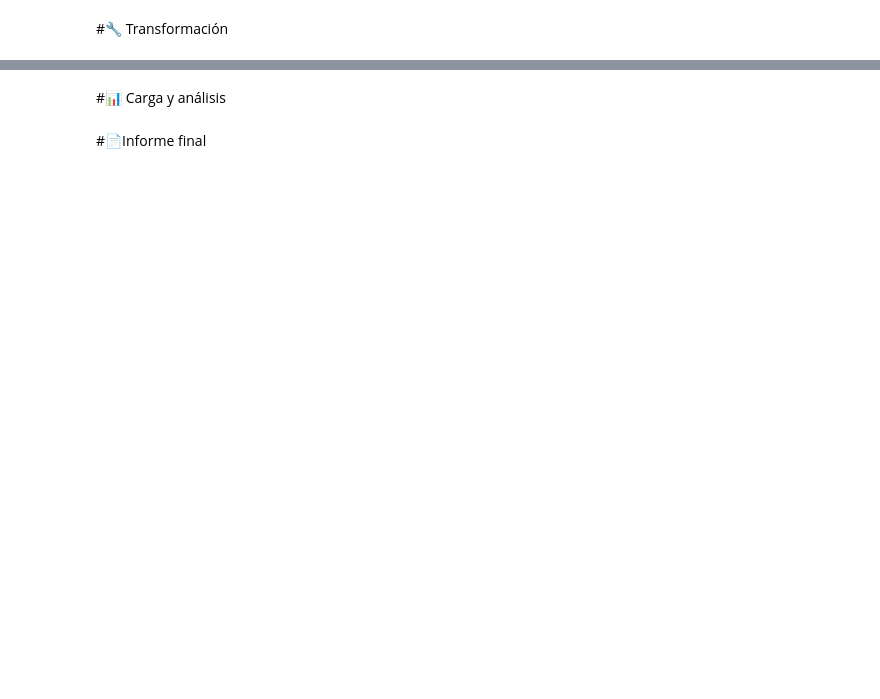
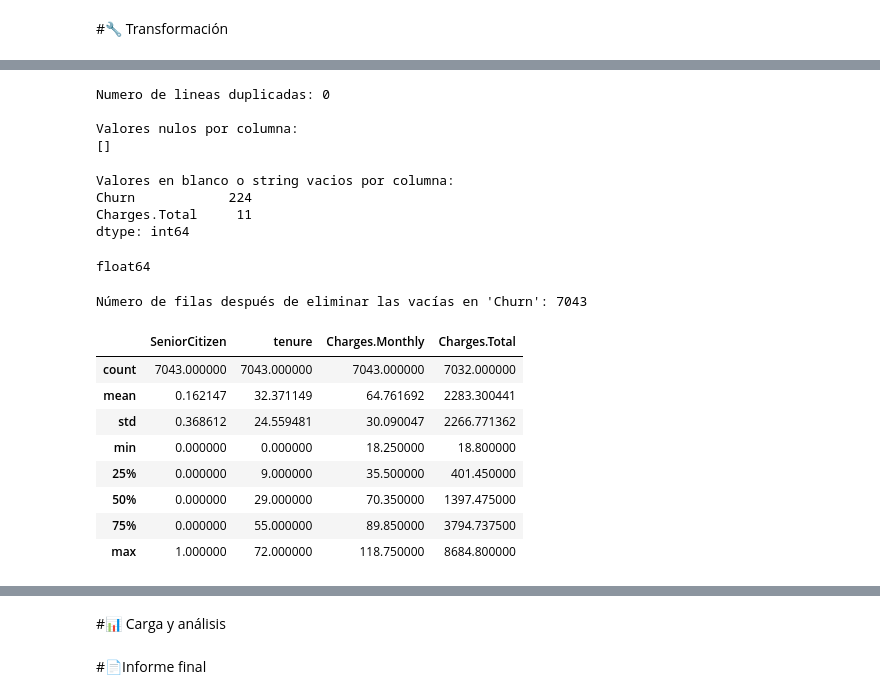
Before and after one commit to Karl-Sancho/challenge2-data-science-LATAM, a Jupyter notebook: TelecomX_LATAM.ipynb, the cells around one changed output, grey strips where cells are left out. Drawn from its saved outputs; the diff is of its cells as text; code cells hidden in the pictures; blank space fills up the shorter version.

```diff
--- a/TelecomX_LATAM.ipynb
+++ b/TelecomX_LATAM.ipynb
@@ -106,0 +181,49 @@ memory usage: 1.2+ MB
+# %%
+# Verificando si hay duplicados
+duplicados = df_final.duplicated().sum()
+print(f"Numero de lineas duplicadas: {duplicados}")
+
+# Verificando se hay valores Nulos
+valores_nulos = df_final.isnull().values.sum()
+print("\nValores nulos por columna:")
+print(valores_nulos[valores_nulos > 0])
+# %% [output]
+Numero de lineas duplicadas: 0
+
+Valores nulos por columna:
+[]
+# %%
+valores_en_blanco_o_vacio = df_final.apply(lambda x: x.astype(str).str.strip() == '').sum()
+print("\nValores en blanco o string vacios por columna:")
+print(valores_en_blanco_o_vacio[valores_en_blanco_o_vacio > 0])
+# %% [output]
+Valores en blanco o string vacios por columna:
+Churn            224
+Charges.Total     11
+dtype: int64
+# %%
+#Cambiando la columna "account.Charges.Total" a Float
+
+df_final['Charges.Total'] = pd.to_numeric(df_final['Charges.Total'], errors='coerce')
+print(df_final['Charges.Total'].dtype)
+# %% [output]
+float64
+# %%
+# Eliminando las columnas de Churn
+
+df_final = df_final[df_final['Churn'].str.strip() != '']
+print("Número de filas después de eliminar las vacías en 'Churn':", len(df_final))
+# %% [output]
+Número de filas después de eliminar las vacías en 'Churn': 7043
+# %%
+df_final.describe()
+# %% [output]
+|  | SeniorCitizen | tenure | Charges.Monthly | Charges.Total |
+| count | 7043.000000 | 7043.000000 | 7043.000000 | 7032.000000 |
+| mean | 0.162147 | 32.371149 | 64.761692 | 2283.300441 |
+| std | 0.368612 | 24.559481 | 30.090047 | 2266.771362 |
+| min | 0.000000 | 0.000000 | 18.250000 | 18.800000 |
+| 25% | 0.000000 | 9.000000 | 35.500000 | 401.450000 |
+| 50% | 0.000000 | 29.000000 | 70.350000 | 1397.475000 |
+| 75% | 0.000000 | 55.000000 | 89.850000 | 3794.737500 |
+| max | 1.000000 | 72.000000 | 118.750000 | 8684.800000 |
```
Also changed, not shown: parts of 8 cells of this notebook.
